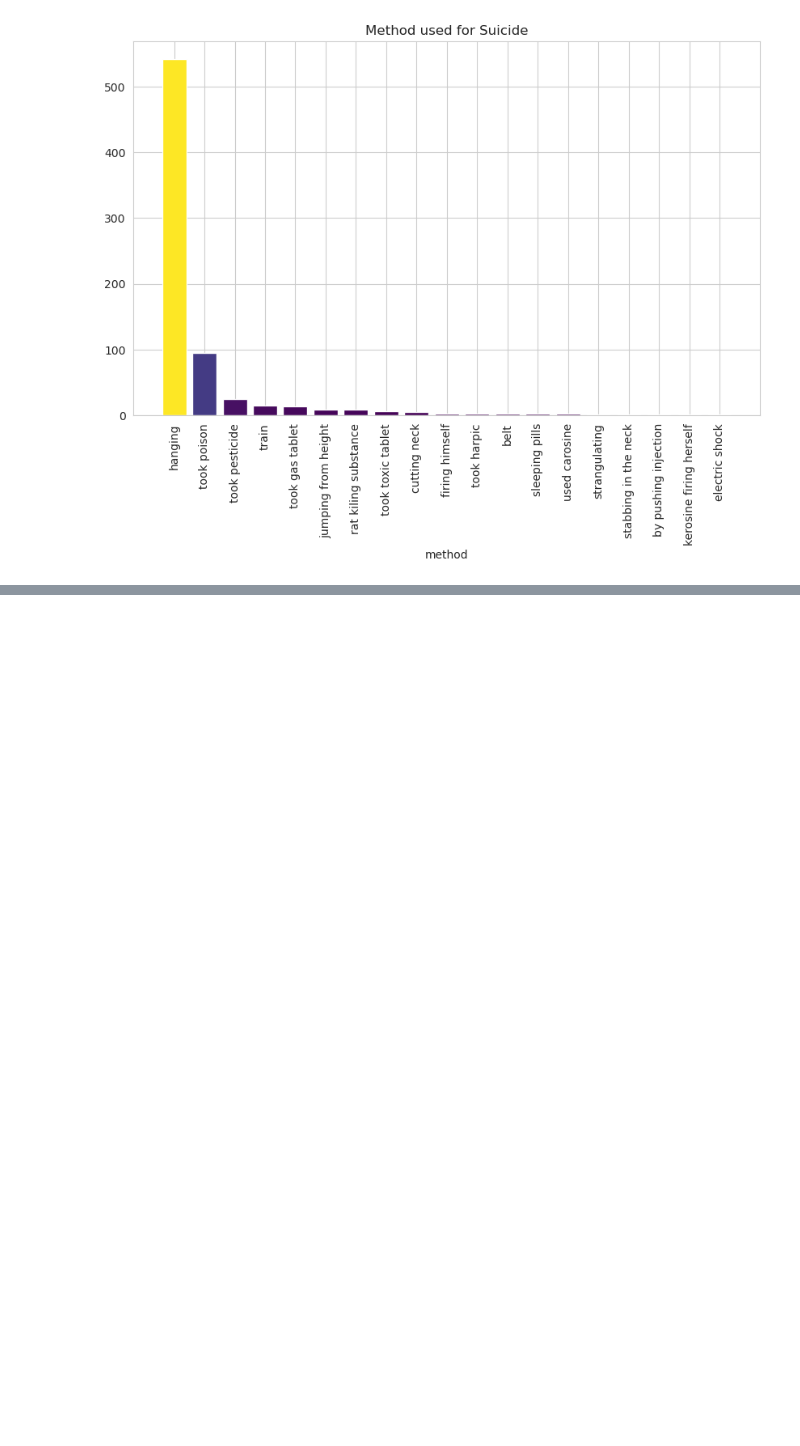
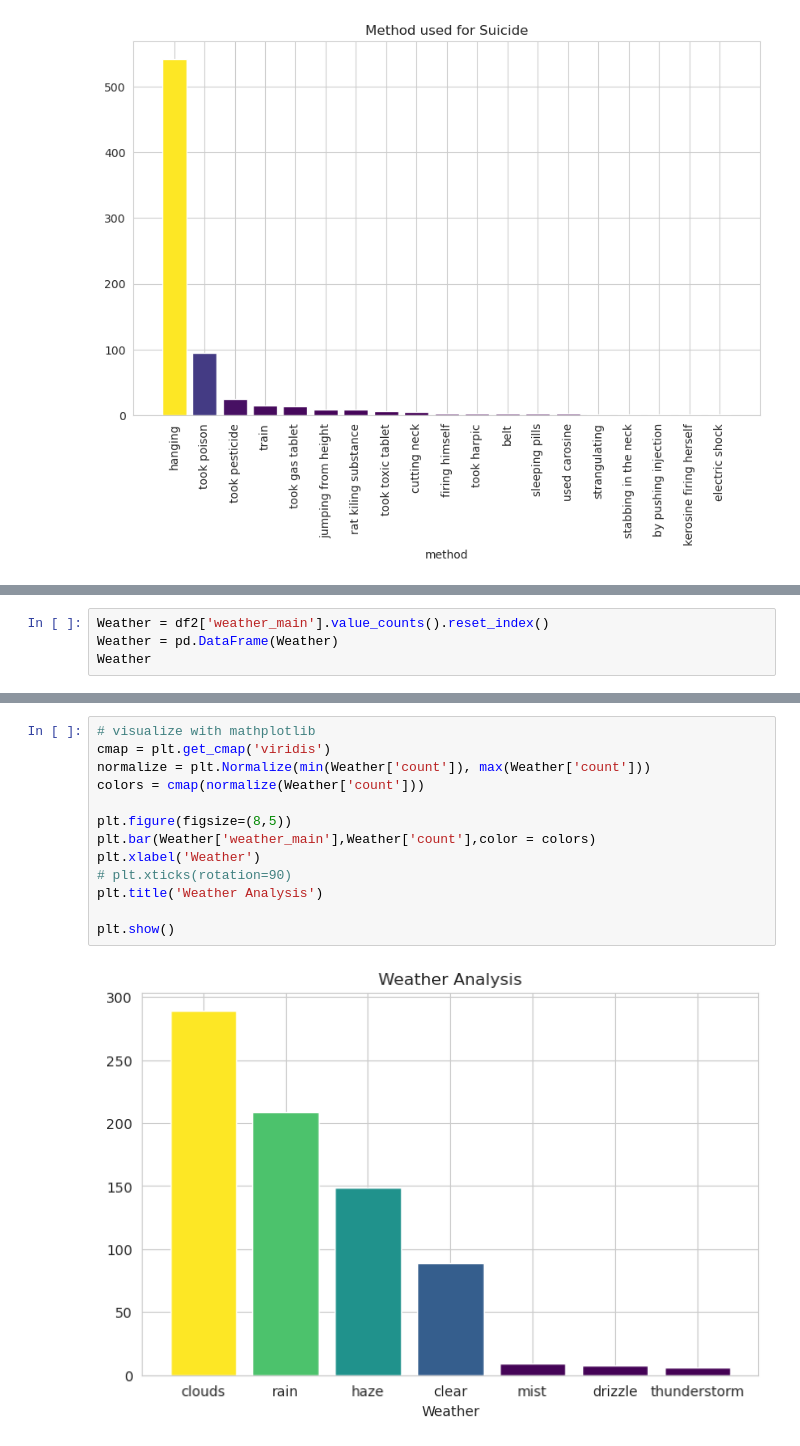
Before and after one commit to rahad404/Bangladesh-Suicide-Analysis, a Jupyter notebook: bd_suicide.ipynb, the cells around one changed output, grey strips where cells are left out. Saved outputs shown, nothing was run; the diff lists cells and outputs as text; blank space fills up the shorter version.

Commit message:
weather & time

```diff
--- a/bd_suicide.ipynb
+++ b/bd_suicide.ipynb
@@ -464,0 +467,4 @@ plt.show()
+# %%
+Weather = df2['weather_main'].value_counts().reset_index()
+Weather = pd.DataFrame(Weather)
+Weather
@@ -464,0 +488,15 @@ plt.show()
+# %%
+# visualize with mathplotlib
+cmap = plt.get_cmap('viridis')
+normalize = plt.Normalize(min(Weather['count']), max(Weather['count']))
+colors = cmap(normalize(Weather['count']))
+
+plt.figure(figsize=(8,5))
+plt.bar(Weather['weather_main'],Weather['count'],color = colors)
+plt.xlabel('Weather')
+# plt.xticks(rotation=90)
+plt.title('Weather Analysis')
+
+plt.show()
+# %% [output]
+[figure, added]
```
Also changed, not shown: parts of 9 cells of this notebook, 1 other file.
